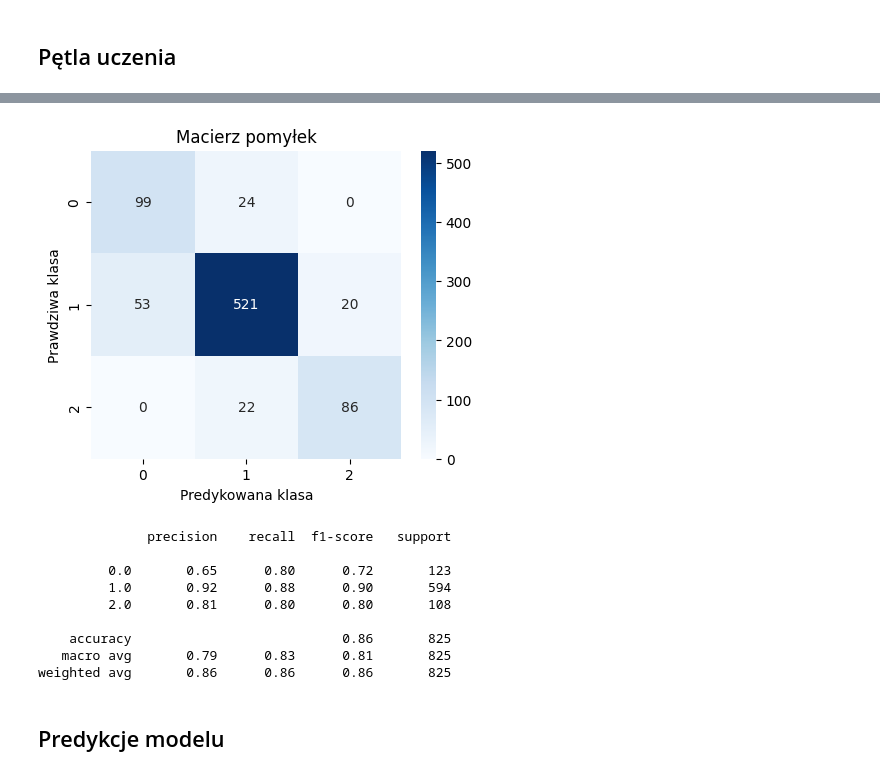
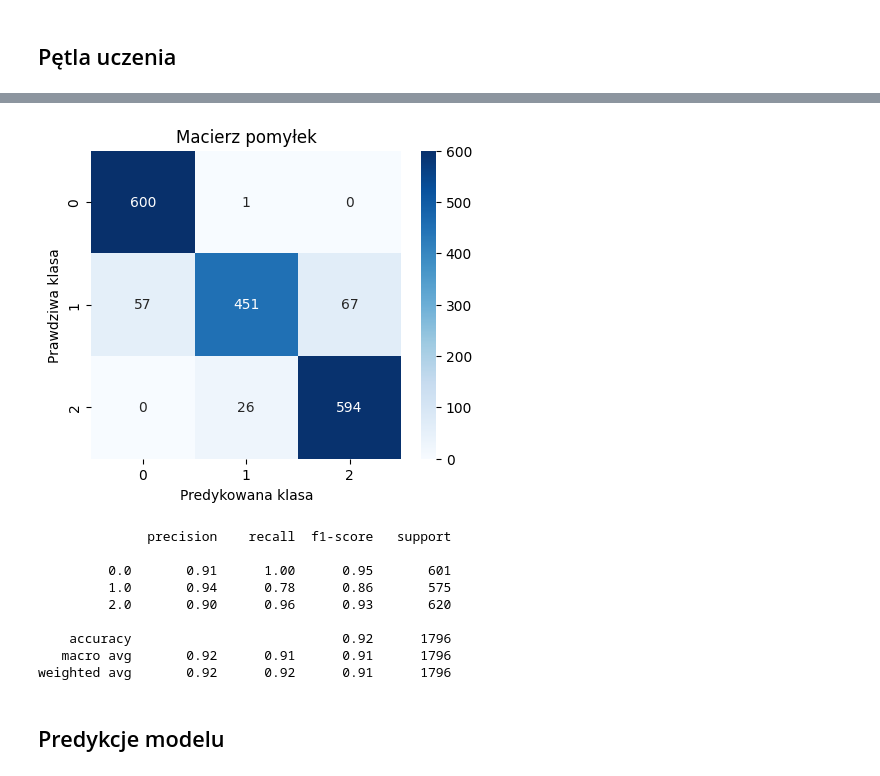
Before and after one commit to Kapturz0ny/nn-concepts, a Jupyter notebook: Mini_projekt2/model.ipynb, the cells around one changed output, grey strips where cells are left out. Saved outputs shown, nothing was run; the diff lists cells and outputs as text; code cells hidden in the pictures.

Commit message:
0.91 mcr_accuracy, used SMOTE for class rebalance, changed loss to cross entropy, used dropout, increased epochs to 2000

```diff
--- a/Mini_projekt2/model.ipynb
+++ b/Mini_projekt2/model.ipynb
@@ -143,7 +166,7 @@ from sklearn.model_selection import train_test_split
 # %% [markdown]
 ## Podział danych
 # %%
-train, valid = train_test_split(data, test_size=0.2, random_state=42)
+train, valid = train_test_split(data_resampled, test_size=0.2, random_state=42)
 
 train_dataset = TensorDataset(torch.tensor(train.drop('Class', axis=1).values, dtype=torch.float),
                               torch.tensor(train['Class'].values, dtype=torch.float))
@@ -156,11 +179,12 @@ valid_loader = DataLoader(valid_dataset, batch_size=32, shuffle=False)
 # %%
 PARAMS = {
     'lr': 0.001,
-    'epochs': 400,
+    'epochs': 2000,
     'device': 'cuda' if torch.cuda.is_available() else 'cpu',
     'inputs': len(train_dataset[0][0]),
     'layers': [256, 128],
-    'outputs': 1
+    'outputs': 3,
+    'dropout_rate': 0.15
 }
 
 class_counts = torch.tensor(data['Class'].value_counts().sort_index())
@@ -186,6 +210,7 @@ class ApartmentClassificator(nn.Module):
             layers.append(nn.Linear(in_features, hidden_size))
             layers.append(nn.BatchNorm1d(hidden_size))
             layers.append(nn.ReLU())
+            layers.append(nn.Dropout(PARAMS['dropout_rate']))
             in_features = hidden_size
 
         layers.append(nn.Linear(in_features, output_size))
@@ -198,12 +223,15 @@ class ApartmentClassificator(nn.Module):
 ## Pętla uczenia
 # %%
 model = ApartmentClassificator(PARAMS['inputs'], PARAMS['layers'], PARAMS['outputs']).to(PARAMS['device'])
-def weighted_mse_loss(outputs, labels, weights):
-    classes = torch.where(labels <= 0.5, 0,
-                torch.where(labels <= 1.5, 1, 2)).long()
-    sample_weights = weights[classes]
-    loss = (sample_weights * (outputs - labels).pow(2)).mean()
-    return loss
+# def weighted_mse_loss(outputs, labels, weights):
+#     classes = torch.where(labels <= 0.5, 0,
+#                 torch.where(labels <= 1.5, 1, 2)).long()
+#     sample_weights = weights[classes]
+#     loss = (sample_weights * (outputs - labels).pow(2)).mean()
+#     return loss
+
+# loss_fn = nn.CrossEntropyLoss(weight=class_weights)
+loss_fn = nn.CrossEntropyLoss()
 optimizer = optim.Adam(model.parameters(), lr=PARAMS['lr'])
 
 for epoch in range(PARAMS['epochs']):
@@ -212,8 +240,9 @@ for epoch in range(PARAMS['epochs']):
         inputs, labels = inputs.to(PARAMS['device']), labels.to(PARAMS['device'])
         optimizer.zero_grad()
         outputs = model(inputs)
-        outputs = outputs.squeeze(dim=1)
-        loss = weighted_mse_loss(outputs, labels, class_weights)
+        # outputs = outputs.squeeze(dim=1)
+        loss = loss_fn(outputs, labels.long())
+        # loss = weighted_mse_loss(outputs, labels, class_weights)
         loss.backward()
         optimizer.step()
 
@@ -223,8 +252,10 @@ for epoch in range(PARAMS['epochs']):
         for inputs, labels in valid_loader:
             inputs, labels = inputs.to(PARAMS['device']), labels.to(PARAMS['device'])
             outputs = model(inputs)
-            outputs = outputs.squeeze(dim=1)
-            loss = weighted_mse_loss(outputs, labels, class_weights)
+            # outputs = outputs.squeeze(dim=1)
+            # loss = nn.MSELoss()(outputs, labels)
+            loss = loss_fn(outputs, labels.long())
+            # loss = weighted_mse_loss(outputs, labels, class_weights)
             valid_loss += loss.item() * inputs.size(0)
 
     valid_loss /= len(valid_loader.dataset)
@@ -262,13 +293,14 @@ with torch.no_grad():
     for inputs, labels in valid_loader:
         inputs, labels = inputs.to(PARAMS['device']), labels.to(PARAMS['device'])
         outputs = model(inputs)
-        outputs = outputs.squeeze(dim=1)
+        # outputs = outputs.squeeze(dim=1)
 
         # Konwersja na klasy
-        predicted_classes = torch.zeros_like(outputs, dtype=torch.int64)  # Inicjalizacja tablicy z klasami
-        predicted_classes[outputs <= 0.5] = 0  # Klasa 'cheap'
-        predicted_classes[(outputs > 0.5) & (outputs <= 1.5)] = 1  # Klasa 'average'
-        predicted_classes[outputs > 1.5] = 2  # Klasa 'expensive'
+        _, predicted_classes = torch.max(outputs, 1)
+        # predicted_classes = torch.zeros_like(outputs, dtype=torch.int64)  # Inicjalizacja tablicy z klasami
+        # predicted_classes[outputs <= 0.5] = 0  # Klasa 'cheap'
+        # predicted_classes[(outputs > 0.5) & (outputs <= 1.5)] = 1  # Klasa 'average'
+        # predicted_classes[outputs > 1.5] = 2  # Klasa 'expensive'
 
         all_labels.extend(labels.cpu().numpy())
         all_predictions.extend(predicted_classes.cpu().numpy())
@@ -294,13 +326,13 @@ Epoch [1000/1000], Train Loss: 0.0246, Valid Loss: 0.0283, Valid Accuracy: 0.855
-[figure, old version]
+[figure, new version]
               precision    recall  f1-score   support
 
-         0.0       0.65      0.80      0.72       123
-         1.0       0.92      0.88      0.90       594
-         2.0       0.81      0.80      0.80       108
+         0.0       0.91      1.00      0.95       601
+         1.0       0.94      0.78      0.86       575
+         2.0       0.90      0.96      0.93       620
 
-    accuracy                           0.86       825
-   macro avg       0.79      0.83      0.81       825
-weighted avg       0.86      0.86      0.86       825
+    accuracy                           0.92      1796
+   macro avg       0.92      0.91      0.91      1796
+weighted avg       0.92      0.92      0.91      1796
 # %% [markdown]
 ## Predykcje modelu
 # %% [markdown]
```
Also changed, not shown: parts of 8 cells of this notebook.
